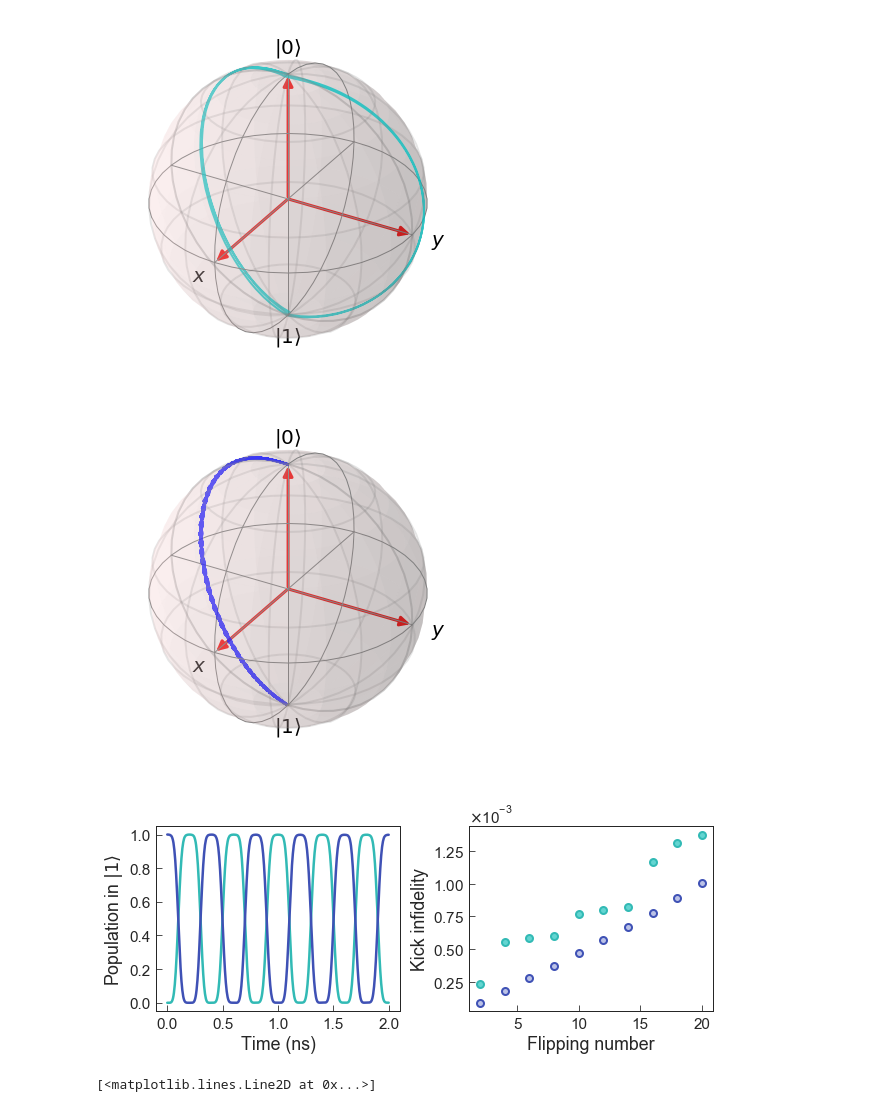
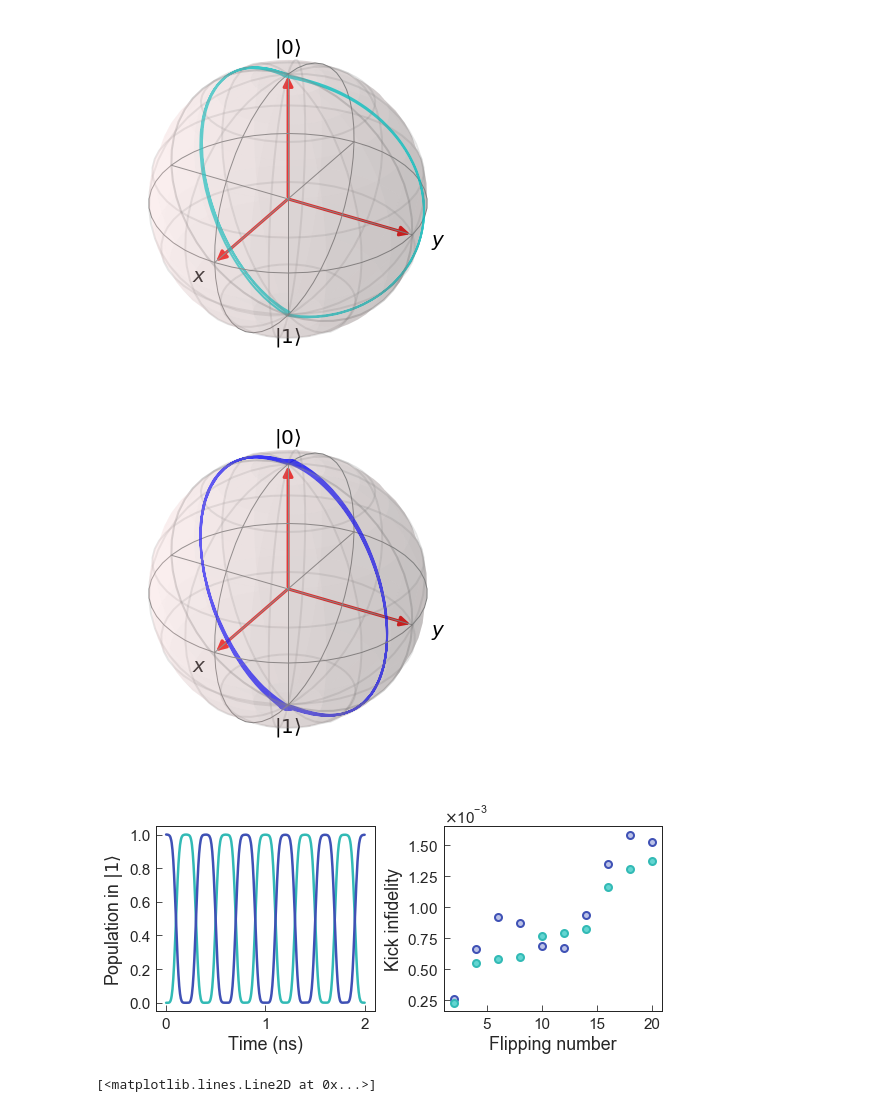
Before and after one commit to HAOQINGZHANG1234/Fastgate, a Jupyter notebook: kick/code/kick_detail.ipynb, the cells around one changed output. Cells and saved outputs as stored; diff of their text form; code cells hidden in the pictures.

```diff
--- a/kick/code/kick_detail.ipynb
+++ b/kick/code/kick_detail.ipynb
@@ -167,7 +167,19 @@ def Hamiltonian(tau, s, Delta, delta, B, sign):
     if sign == 0:
         H = [diagonal_elements,[(-ee+g0)/2.0,delta_coeff],[off_diagonal_elements,sat_coeff]]
     else:
-        H = [-diagonal_elements,[-(-ee+g0)/2.0,delta_coeff],[-off_diagonal_elements,sat_coeff]]
+        omega = GenOmega(Polarization_x, sat_y)
+
+        off_diagonal_elements = 0
+        for i, j in itertools.product(range(8),range(8)):
+            off_diagonal_elements = omega[i][j] / 2 * cg[i][j]**2 * basis(8,i) * basis(8,j).dag()
+
+        # Y line porlar light : sigma_+ - sigma_-
+        #     Polarization_y = (0, 1/np.sqrt(2), -1/np.sqrt(2))
+        omega = GenOmega(Polarization_y, sat_x)
+        #     omega = GenOmega(Polarization_y, sat_x)
+        for i, j in itertools.product(range(8),range(8)):
+            off_diagonal_elements = omega[i][j] / 2 * cg[i][j] ** 2 * basis(8,i) * basis(8,j).dag()
+        H = [-diagonal_elements,[(-ee+g0)/2.0,delta_coeff],[off_diagonal_elements,sat_coeff]]
     return (H, c_ops)
 # %%
 psi0=basis(8,0) #initial state
@@ -271,31 +283,32 @@ b = Bloch()
 vec = [[1, 0, 0], [0, 1, 0], [0, 0, 1]]
 b.add_vectors(vec)
 # b.add_points([bloch_vectors.expect[0], bloch_vectors.expect[1], bloch_vectors.expect[2]], meth='l')
-b.add_points([list(_flatten(x)), list(_flatten(y)), list(_flatten(z))], meth='l')
+# b.add_points([list(_flatten(x)), list(_flatten(y)), list(_flatten(z))], meth='l')
+b.add_points([np.array(x).flatten(), np.array(y).flatten(), np.array(z).flatten()], meth='l')
 b.vector_color = 'r'
 b.size = [3,3]
 b.show()
-plt.savefig('../fig/bloch1.pdf')
+# plt.savefig('../fig/bloch1.pdf')
 # %% [output]
-[figure, old version]
+[figure, new version]
 # %%
-fig1, axs = plt.subplots(1, 2,figsize=(9,4))
+fig1, axs = plt.subplots(1, 2,figsize=(8.3,4))
 plt.subplots_adjust(left=0.01, right=0.99, top=0.99, bottom=0.01)
 
 axs[0].plot(t1*1e9,output2.expect[0], linewidth=2.5 ,c='#32bab5')
 axs[0].plot(t1*1e9,output3.expect[0], linewidth=2.5 ,c='#3F51B5')
 axs[0].set_ylabel('Population in '+r'$|1\rangle$')
 axs[0].set_xlabel(r"Time (ns)")
 
 axs[1].plot(range(2,21,2), P, 'o',ms=7,markeredgewidth=2, markeredgecolor='#3F51B5', markerfacecolor='#BBC2E7')
 axs[1].plot(range(2,21,2), np.sort(P1), 'o',ms=7,markeredgewidth=2, markeredgecolor='#32bab5', markerfacecolor='#63d5d1')
 axs[1].set_xlabel('Flipping number')
 axs[1].set_ylabel('Kick infidelity')
 axs[1].ticklabel_format(axis='y',style='sci',scilimits=(0,3),useMathText=True)
 plt.tight_layout()
-plt.savefig('../fig/fiedlity_3_part.pdf')
+# plt.savefig('../fig/fiedlity_3_part.pdf')
 # %% [output]
-[figure, old version]
+[figure, new version]
 # %%
 plt.plot(range(2,21,2), P, 'o',ms=7,markeredgewidth=2, markeredgecolor='#3F51B5', markerfacecolor='#BBC2E7')
 # %% [output]
```
Also changed, not shown: parts of 3 cells of this notebook, 54 other files.
